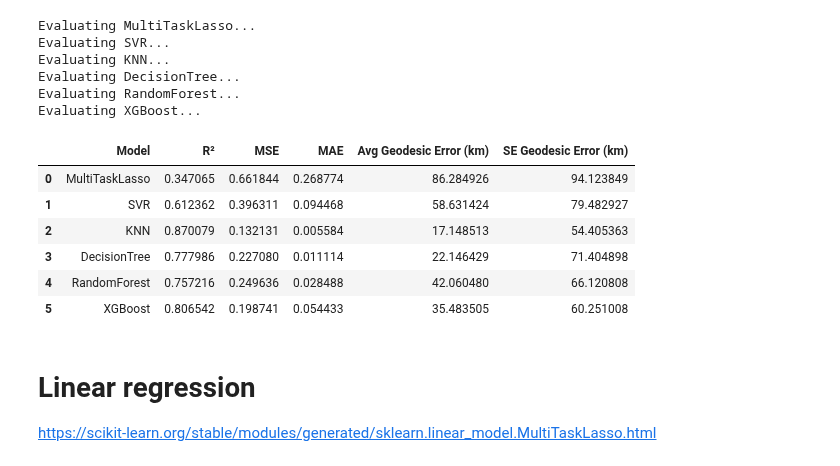
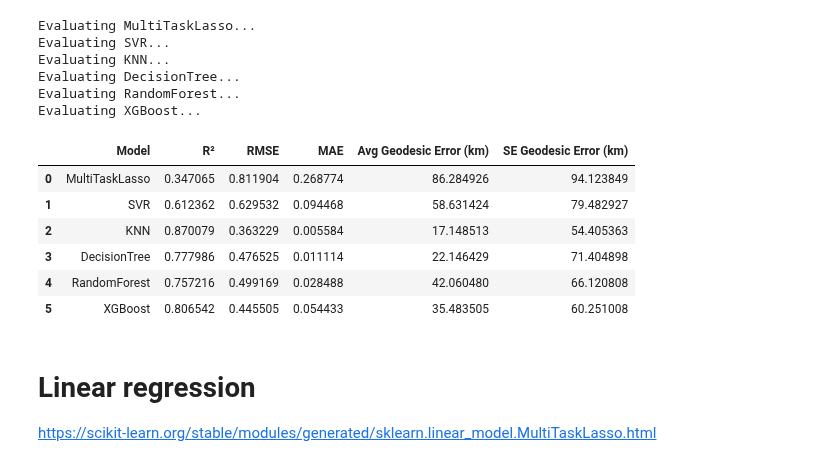
Before and after one commit to hayesrebecca/pollenGeolocation, a Jupyter notebook: tuning_mods.ipynb, the cells around one changed output. Cells and saved outputs as stored; diff of their text form; code cells hidden in the pictures.

Commit message:
fix: adjusted scoring metric to RMSE

```diff
--- a/tuning_mods.ipynb
+++ b/tuning_mods.ipynb
@@ -235,7 +243,7 @@ def evaluate_model(name, model_class, best_params, X_train, y_train, X_test, y_t
     preds = model.predict(X_test)
 
     r2 = r2_score(y_test, preds)
-    mse = mean_squared_error(y_test, preds)
+    rmse = mean_squared_error(y_test, preds, squared=False)
     mae = median_absolute_error(y_test, preds)
     distances = [geodesic(real, pred).kilometers for real, pred in zip(y_test, preds)]
     avg_dist = np.mean(distances)
@@ -244,7 +252,7 @@ def evaluate_model(name, model_class, best_params, X_train, y_train, X_test, y_t
     return {
         "model": name,
         "r2": r2,
-        "mse": mse,
+        "rmse": rmse,
         "mae": mae,
         "avg_km_error": avg_dist,
         "se_km_error": se_dist,
@@ -301,25 +309,25 @@ Evaluating XGBoost...
 # %%
 import pandas as pd
 
 results_df = pd.DataFrame([{
     "Model": m["model"],
     "R²": m["r2"],
-    "MSE": m["mse"],
+    "RMSE": m["rmse"],
     "MAE": m["mae"],
     "Avg Geodesic Error (km)": m["avg_km_error"],
     "SE Geodesic Error (km)": m["se_km_error"]
 } for m in all_metrics])
 
 results_df
 #results_df.to_csv("model_comparison_results.csv", index=False)
 # %% [output]
-|  | Model | R² | MSE | MAE | Avg Geodesic Error (km) | SE Geodesic Error (km) |
-| 0 | MultiTaskLasso | 0.347065 | 0.661844 | 0.268774 | 86.284926 | 94.123849 |
-| 1 | SVR | 0.612362 | 0.396311 | 0.094468 | 58.631424 | 79.482927 |
-| 2 | KNN | 0.870079 | 0.132131 | 0.005584 | 17.148513 | 54.405363 |
-| 3 | DecisionTree | 0.777986 | 0.227080 | 0.011114 | 22.146429 | 71.404898 |
-| 4 | RandomForest | 0.757216 | 0.249636 | 0.028488 | 42.060480 | 66.120808 |
-| 5 | XGBoost | 0.806542 | 0.198741 | 0.054433 | 35.483505 | 60.251008 |
+|  | Model | R² | RMSE | MAE | Avg Geodesic Error (km) | SE Geodesic Error (km) |
+| 0 | MultiTaskLasso | 0.347065 | 0.811904 | 0.268774 | 86.284926 | 94.123849 |
+| 1 | SVR | 0.612362 | 0.629532 | 0.094468 | 58.631424 | 79.482927 |
+| 2 | KNN | 0.870079 | 0.363229 | 0.005584 | 17.148513 | 54.405363 |
+| 3 | DecisionTree | 0.777986 | 0.476525 | 0.011114 | 22.146429 | 71.404898 |
+| 4 | RandomForest | 0.757216 | 0.499169 | 0.028488 | 42.060480 | 66.120808 |
+| 5 | XGBoost | 0.806542 | 0.445505 | 0.054433 | 35.483505 | 60.251008 |
 # %%
 ## anything below is old
 # %%
```
Also changed, not shown: parts of 11 cells of this notebook.
